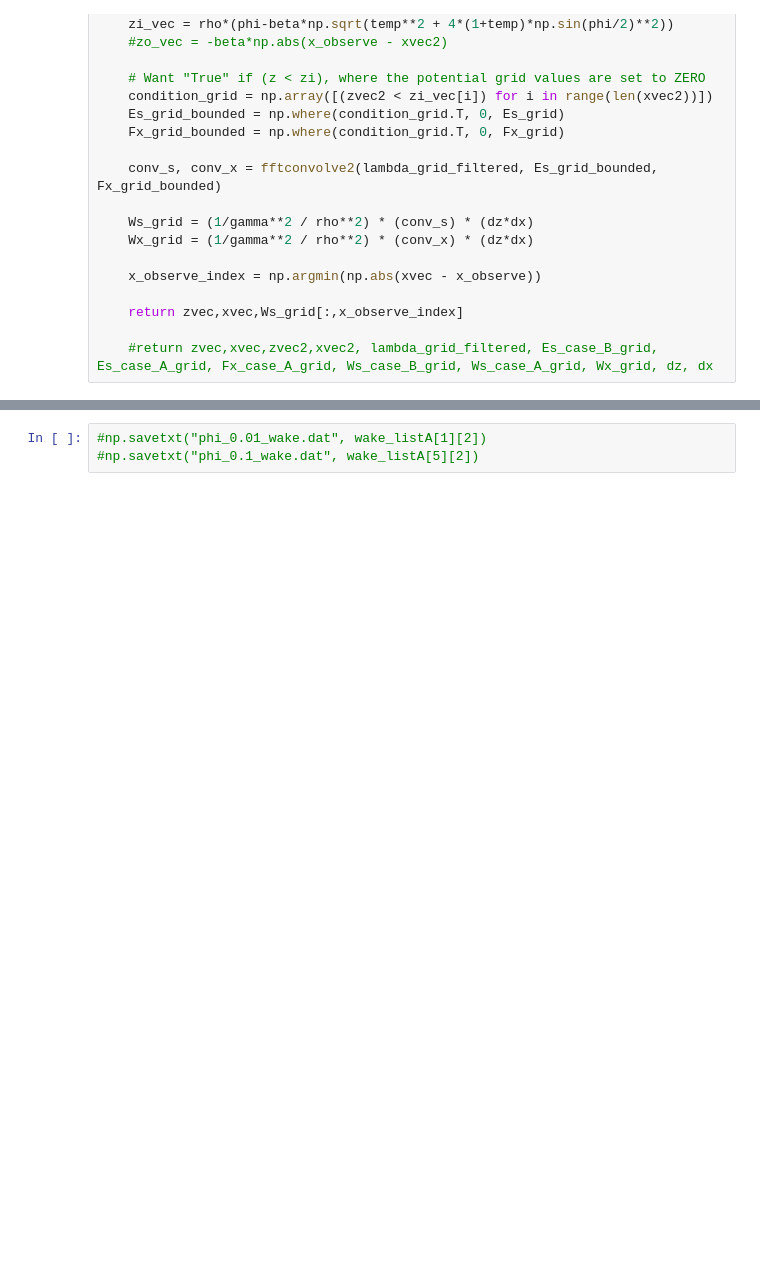
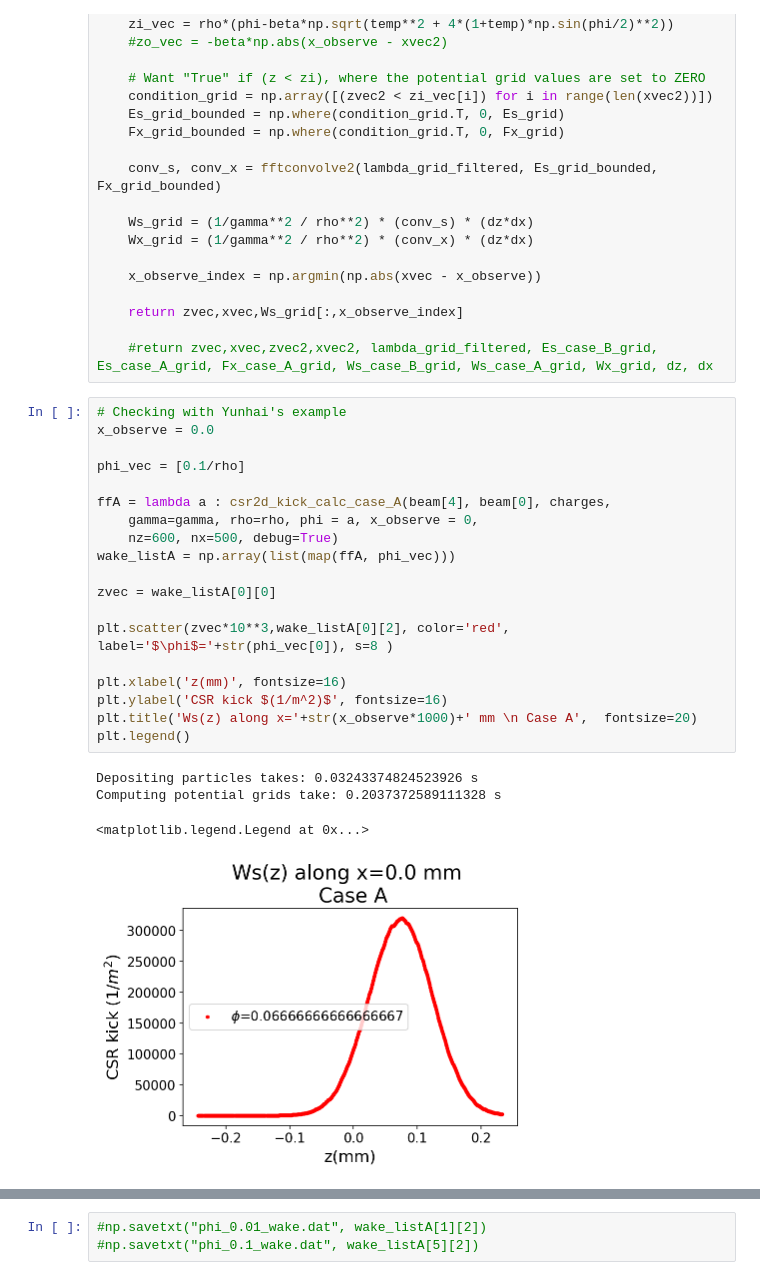
Before and after one commit to weiyuanlou/PyCSR2D, a Jupyter notebook: benchmarking/one_bend_transient/caseA.ipynb, the cells around one changed output, grey strips where cells are left out. Cells and saved outputs as stored; diff of their text form; blank space fills up the shorter version.

Commit message:
Updating trasient wake codes (ongoing)...

```diff
--- a/benchmarking/one_bend_transient/caseA.ipynb
+++ b/benchmarking/one_bend_transient/caseA.ipynb
@@ -303,6 +303,30 @@ def csr2d_kick_calc_case_A(
     return zvec,xvec,Ws_grid[:,x_observe_index]
 
     #return zvec,xvec,zvec2,xvec2, lambda_grid_filtered, Es_case_B_grid, Es_case_A_grid, Fx_case_A_grid, Ws_case_B_grid, Ws_case_A_grid, Wx_grid, dz, dx
+# %%
+# Checking with Yunhai's example
+x_observe = 0.0
+
+phi_vec = [0.1/rho]
+
+ffA = lambda a : csr2d_kick_calc_case_A(beam[4], beam[0], charges,
+    gamma=gamma, rho=rho, phi = a, x_observe = 0,
+    nz=600, nx=500, debug=True)
+wake_listA = np.array(list(map(ffA, phi_vec)))
+
+zvec = wake_listA[0][0]
+
+plt.scatter(zvec*10**3,wake_listA[0][2], color='red', label='$\phi$='+str(phi_vec[0]), s=8 )
+
+plt.xlabel('z(mm)', fontsize=16)
+plt.ylabel('CSR kick $(1/m^2)$', fontsize=16)
+plt.title('Ws(z) along x='+str(x_observe*1000)+' mm \n Case A',  fontsize=20)
+plt.legend()
+# %% [output]
+Depositing particles takes: 0.03243374824523926 s
+Computing potential grids take: 0.2037372589111328 s
+<matplotlib.legend.Legend at 0x...>
+[figure, added]
 # %%
 x_observe = 0.0
 
```
Also changed, not shown: parts of 10 cells of this notebook, 5 other files.
